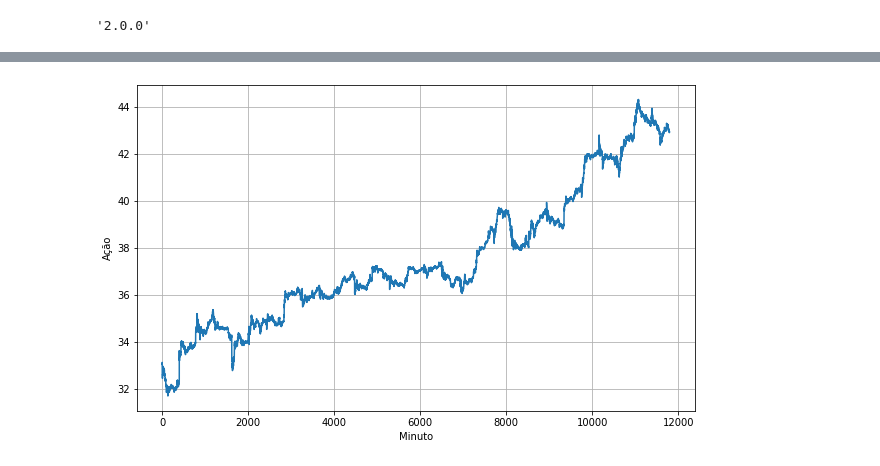
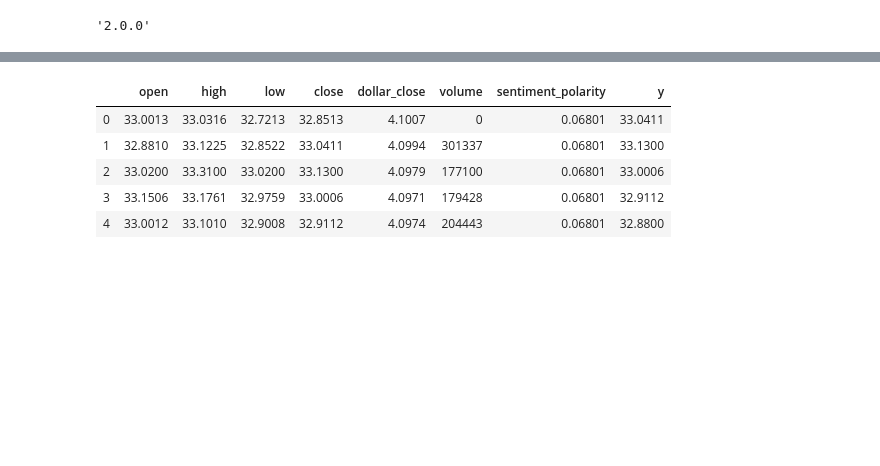
Before and after one commit to matheusbfernandes/stock-market-prediction, a Jupyter notebook: model/cnn_lstm_model.ipynb, the cells around one changed output, grey strips where cells are left out. Saved outputs shown, nothing was run; the diff lists cells and outputs as text; code cells hidden in the pictures; blank space fills up the shorter version.

```diff
--- a/model/cnn_lstm_model.ipynb
+++ b/model/cnn_lstm_model.ipynb
@@ -31,10 +45,16 @@ data.head()
 # %%
 dataset = data['y']
 dataset.loc[dataset.shape[0]]= 0.0
 dataset = dataset.iloc[1:]
 data.iloc[:, -1] = dataset.values
-dataset = data[:-1].values
+dataset = data[:-1]
+
+dataset_to_numpy = dataset.values
+dataset.head()
+# %% [output]
+|  | open | high | low | close | dollar_close | volume | sentiment_polarity | y |
+| 0 | 33.0013 | 33.0316 | 32.7213 | 32.8513 | 4.1007 | 0 | 0.06801 | 33.0411 |
+| 1 | 32.8810 | 33.1225 | 32.8522 | 33.0411 | 4.0994 | 301337 | 0.06801 | 33.1300 |
+| 2 | 33.0200 | 33.3100 | 33.0200 | 33.1300 | 4.0979 | 177100 | 0.06801 | 33.0006 |
+| 3 | 33.1506 | 33.1761 | 32.9759 | 33.0006 | 4.0971 | 179428 | 0.06801 | 32.9112 |
+| 4 | 33.0012 | 33.1010 | 32.9008 | 32.9112 | 4.0974 | 204443 | 0.06801 | 32.8800 |
-# %%
-plot_series(np.arange(dataset.shape[0]), dataset[:, -1])
-# %% [output]
-[figure, removed]
```
Also changed, not shown: parts of 12 cells of this notebook.
